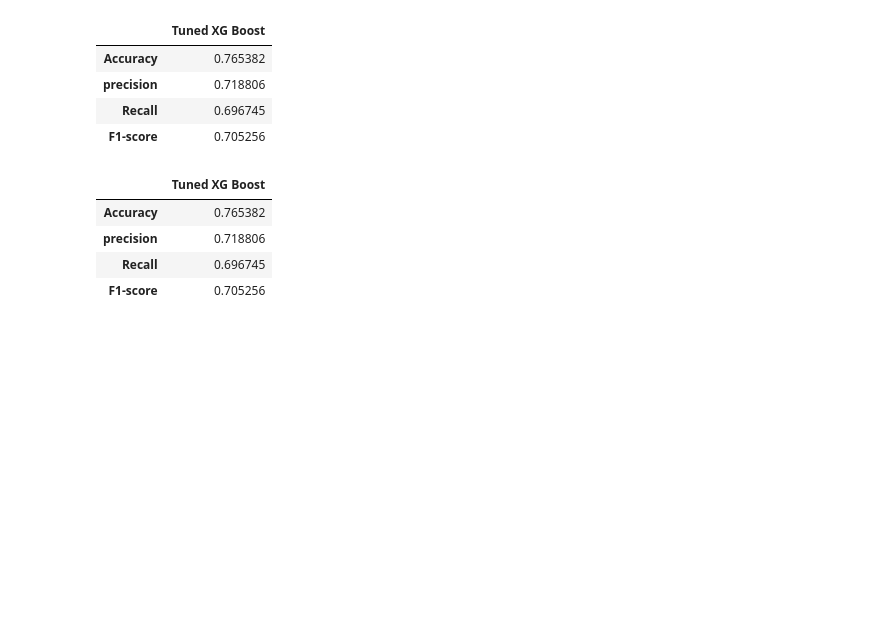
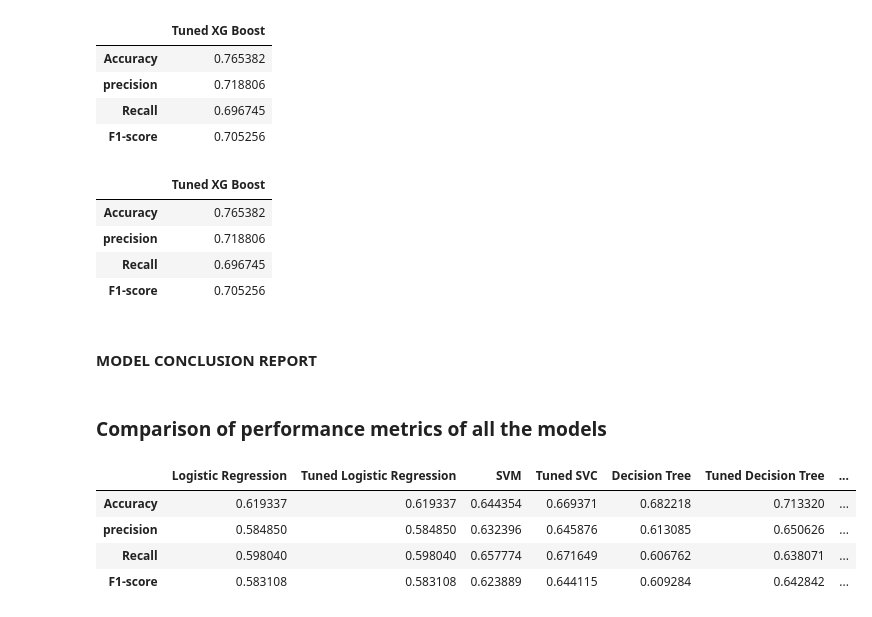
Before and after one commit to shanusaras/Lead_quality_categorization_for_enhanced_sales, a Jupyter notebook: sales effectiveness.ipynb, the cells around one changed output. Cells and saved outputs as stored; diff of their text form; code cells hidden in the pictures; blank space fills up the shorter version.

Commit message:
project report is done

```diff
--- a/sales effectiveness.ipynb
+++ b/sales effectiveness.ipynb
@@ -2273,3 +2181,18 @@ tuned_xgb_result1.style.background_gradient(cmap= 'Blues')
 | precision | 0.718806 |
 | Recall | 0.696745 |
 | F1-score | 0.705256 |
+# %% [markdown]
+#### **MODEL CONCLUSION REPORT**
+# %% [markdown]
+### Comparison of performance metrics of all the models
+# %%
+Conclusion= pd.concat([log_reg_result1, tuned_log_result1, svm_result1, tuned_svm_result1,
+                       dt_result1, tuned_dt_result1, rf_result1, tuned_rf_result1,
+                       gb_result1, tuned_gb_result1, xgb_result1, tuned_xgb_result1], axis= 1)
+Conclusion.style.background_gradient(cmap='Blues_r')
+# %% [output]
+|  | Logistic Regression | Tuned Logistic Regression | SVM | Tuned SVC | Decision Tree | Tuned Decision Tree | ... |
+| Accuracy | 0.619337 | 0.619337 | 0.644354 | 0.669371 | 0.682218 | 0.713320 | ... |
+| precision | 0.584850 | 0.584850 | 0.632396 | 0.645876 | 0.613085 | 0.650626 | ... |
+| Recall | 0.598040 | 0.598040 | 0.657774 | 0.671649 | 0.606762 | 0.638071 | ... |
+| F1-score | 0.583108 | 0.583108 | 0.623889 | 0.644115 | 0.609284 | 0.642842 | ... |
```
Also changed, not shown: parts of 13 cells of this notebook.
